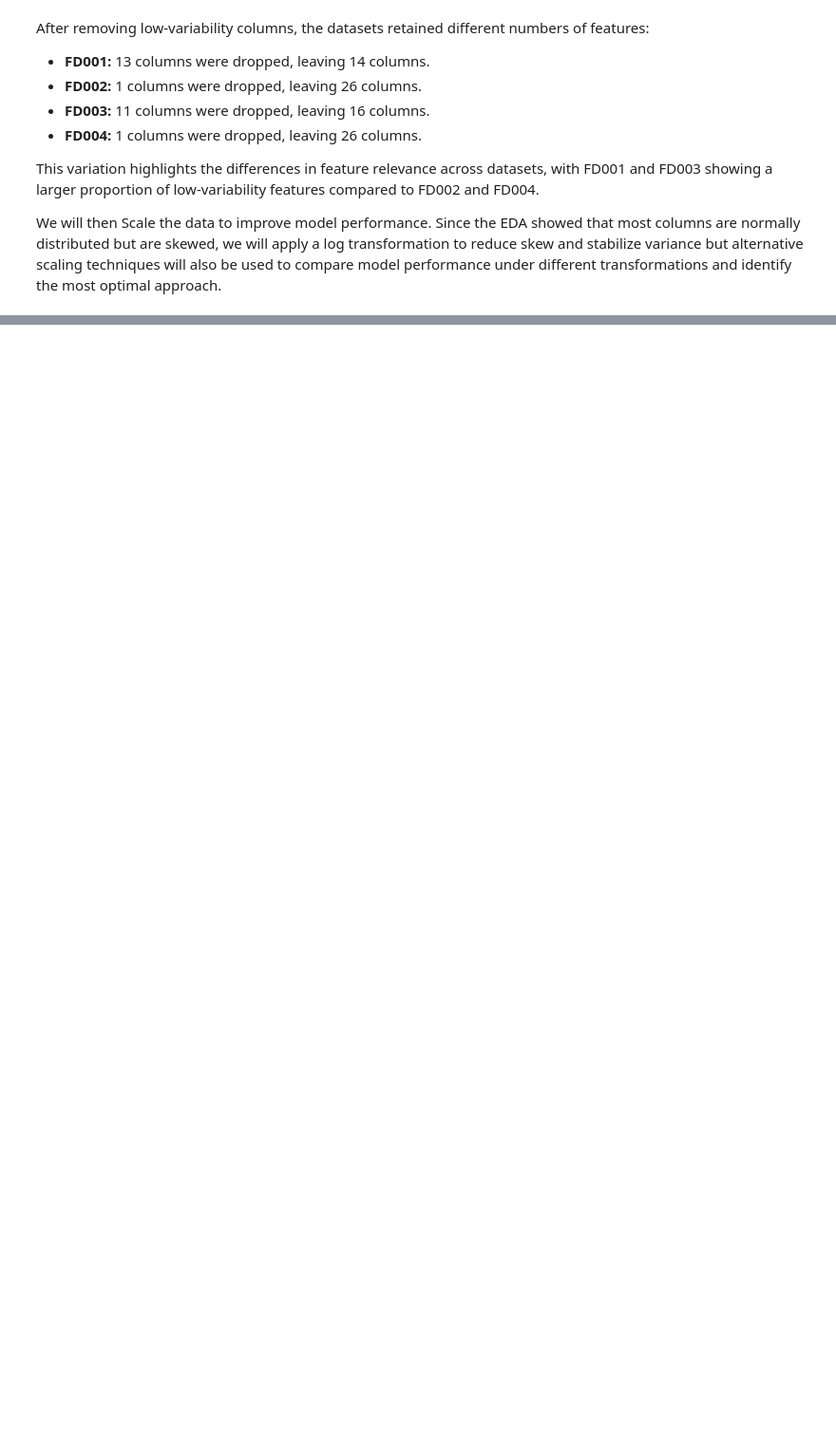
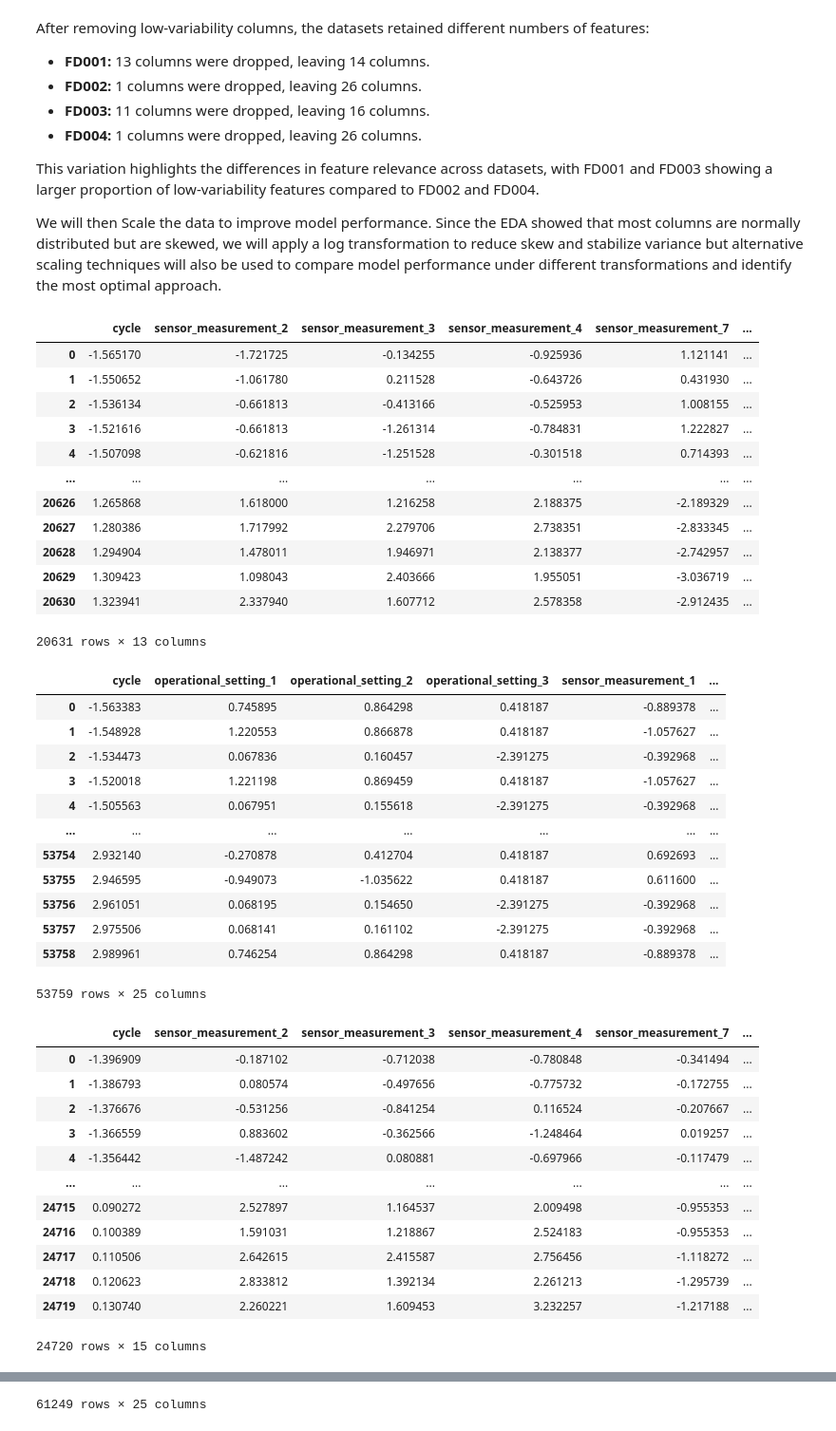
Before and after one commit to George-Njuguna/Prediction-of-Remaining-Useful-life-RUL-of-engine, a Jupyter notebook: Feature_Engineering.ipynb, the cells around one changed output, grey strips where cells are left out. Shown: that part at 95% size. Cells and saved outputs as stored; diff of their text form; code cells hidden in the pictures; blank space fills up the shorter version.

Commit message:
Scalled data

```diff
--- a/Feature_Engineering.ipynb
+++ b/Feature_Engineering.ipynb
@@ -205,3 +205,58 @@ After removing low-variability columns, the datasets retained different numbers
 This variation highlights the differences in feature relevance across datasets, with FD001 and FD003 showing a larger proportion of low-variability features compared to FD002 and FD004.
 
 We will then Scale the data to improve model performance. Since the EDA showed that most columns are normally distributed but are skewed, we will apply a log transformation to reduce skew and stabilize variance but  alternative scaling techniques  will also be used to compare model performance under different transformations and identify the most optimal approach.
+# %%
+ # Scalling
+scaled_dfs = {}
+
+for name , df in cleaned_dfs.items():
+
+    scaler = StandardScaler()
+    data = df.iloc[:,1:]
+
+    scaler = StandardScaler()
+    scaled = scaler.fit_transform( data )
+
+    scaled_df = pd.DataFrame( scaled , columns = data.columns )
+    display(scaled_df)
+    scaled_dfs[name] = scaled_df
+# %% [output]
+|  | cycle | sensor_measurement_2 | sensor_measurement_3 | sensor_measurement_4 | sensor_measurement_7 | ... |
+| 0 | -1.565170 | -1.721725 | -0.134255 | -0.925936 | 1.121141 | ... |
+| 1 | -1.550652 | -1.061780 | 0.211528 | -0.643726 | 0.431930 | ... |
+| 2 | -1.536134 | -0.661813 | -0.413166 | -0.525953 | 1.008155 | ... |
+| 3 | -1.521616 | -0.661813 | -1.261314 | -0.784831 | 1.222827 | ... |
+| 4 | -1.507098 | -0.621816 | -1.251528 | -0.301518 | 0.714393 | ... |
+| ... | ... | ... | ... | ... | ... | ... |
+| 20626 | 1.265868 | 1.618000 | 1.216258 | 2.188375 | -2.189329 | ... |
+| 20627 | 1.280386 | 1.717992 | 2.279706 | 2.738351 | -2.833345 | ... |
+| 20628 | 1.294904 | 1.478011 | 1.946971 | 2.138377 | -2.742957 | ... |
+| 20629 | 1.309423 | 1.098043 | 2.403666 | 1.955051 | -3.036719 | ... |
+| 20630 | 1.323941 | 2.337940 | 1.607712 | 2.578358 | -2.912435 | ... |
+20631 rows × 13 columns
+|  | cycle | operational_setting_1 | operational_setting_2 | operational_setting_3 | sensor_measurement_1 | ... |
+| 0 | -1.563383 | 0.745895 | 0.864298 | 0.418187 | -0.889378 | ... |
+| 1 | -1.548928 | 1.220553 | 0.866878 | 0.418187 | -1.057627 | ... |
+| 2 | -1.534473 | 0.067836 | 0.160457 | -2.391275 | -0.392968 | ... |
+| 3 | -1.520018 | 1.221198 | 0.869459 | 0.418187 | -1.057627 | ... |
+| 4 | -1.505563 | 0.067951 | 0.155618 | -2.391275 | -0.392968 | ... |
+| ... | ... | ... | ... | ... | ... | ... |
+| 53754 | 2.932140 | -0.270878 | 0.412704 | 0.418187 | 0.692693 | ... |
+| 53755 | 2.946595 | -0.949073 | -1.035622 | 0.418187 | 0.611600 | ... |
+| 53756 | 2.961051 | 0.068195 | 0.154650 | -2.391275 | -0.392968 | ... |
+| 53757 | 2.975506 | 0.068141 | 0.161102 | -2.391275 | -0.392968 | ... |
+| 53758 | 2.989961 | 0.746254 | 0.864298 | 0.418187 | -0.889378 | ... |
+53759 rows × 25 columns
+|  | cycle | sensor_measurement_2 | sensor_measurement_3 | sensor_measurement_4 | sensor_measurement_7 | ... |
+| 0 | -1.396909 | -0.187102 | -0.712038 | -0.780848 | -0.341494 | ... |
+| 1 | -1.386793 | 0.080574 | -0.497656 | -0.775732 | -0.172755 | ... |
+| 2 | -1.376676 | -0.531256 | -0.841254 | 0.116524 | -0.207667 | ... |
+| 3 | -1.366559 | 0.883602 | -0.362566 | -1.248464 | 0.019257 | ... |
+| 4 | -1.356442 | -1.487242 | 0.080881 | -0.697966 | -0.117479 | ... |
+| ... | ... | ... | ... | ... | ... | ... |
+| 24715 | 0.090272 | 2.527897 | 1.164537 | 2.009498 | -0.955353 | ... |
+| 24716 | 0.100389 | 1.591031 | 1.218867 | 2.524183 | -0.955353 | ... |
+| 24717 | 0.110506 | 2.642615 | 2.415587 | 2.756456 | -1.118272 | ... |
+| 24718 | 0.120623 | 2.833812 | 1.392134 | 2.261213 | -1.295739 | ... |
+| 24719 | 0.130740 | 2.260221 | 1.609453 | 3.232257 | -1.217188 | ... |
+24720 rows × 15 columns
@@ -207,0 +275 @@ We will then Scale the data to improve model performance. Since the EDA showed t
+61249 rows × 25 columns
```
Also changed, not shown: parts of 2 cells of this notebook.
